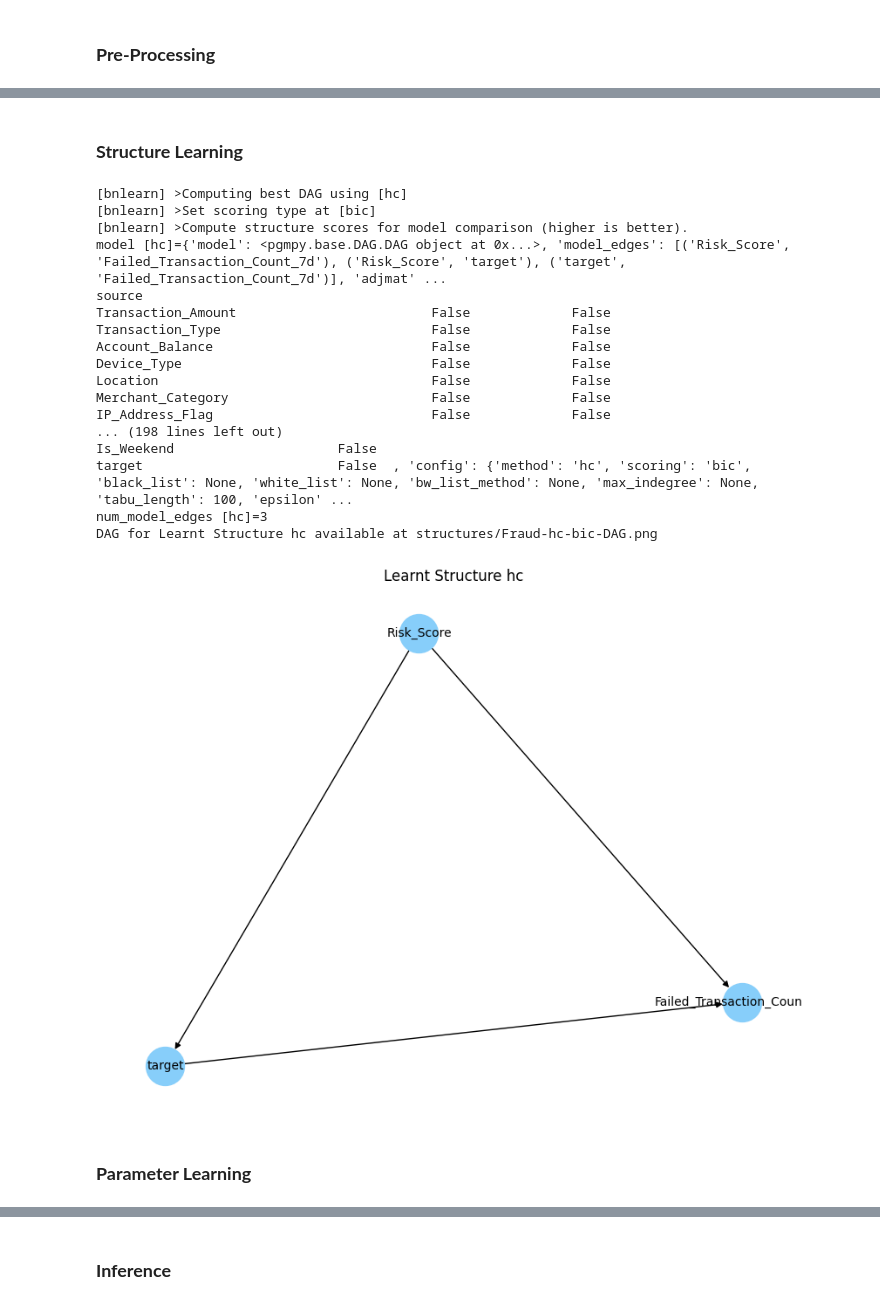
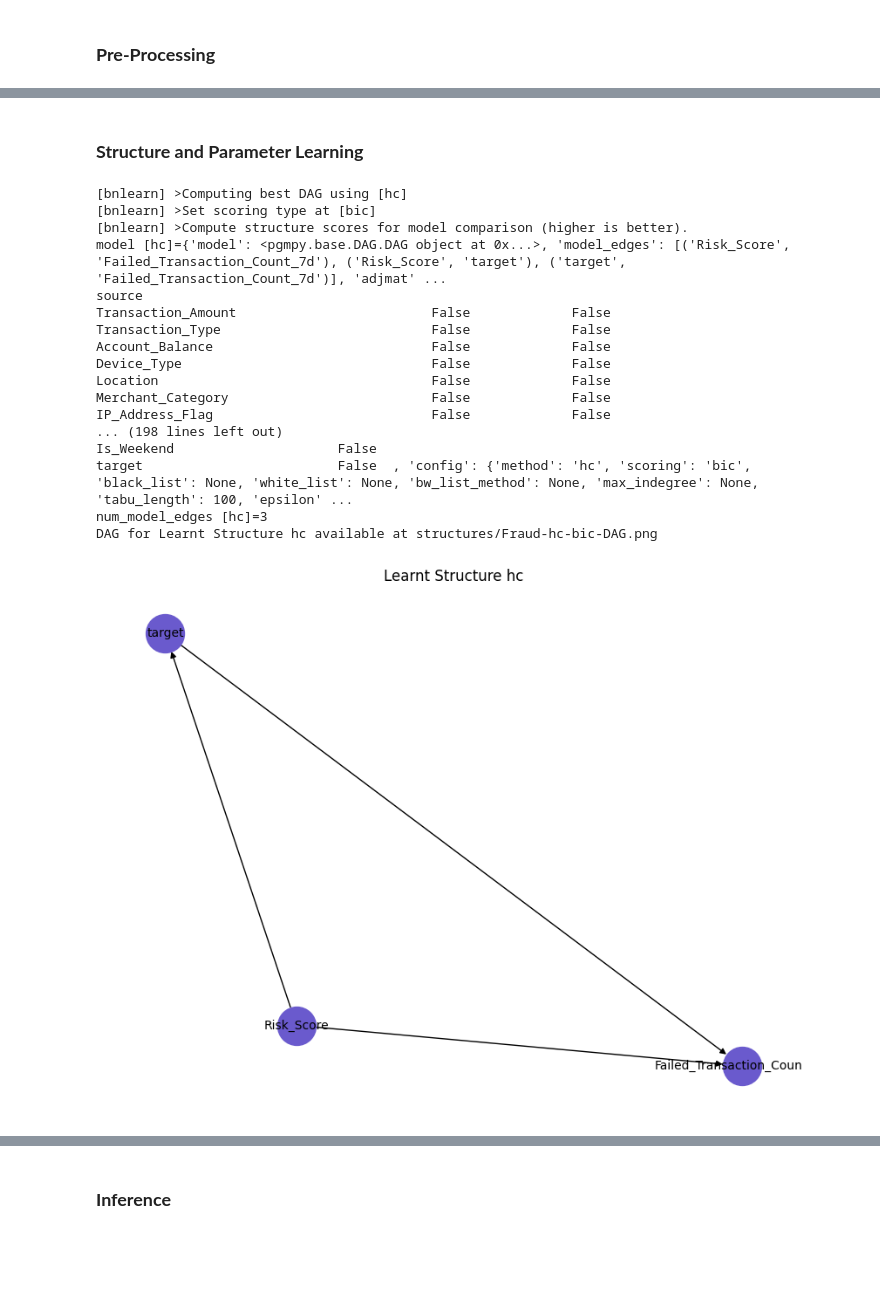
Before and after one commit to Angie-Zauner/AAI, a Jupyter notebook: main.ipynb, the cells around one changed output, grey strips where cells are left out. Cells and saved outputs as stored; diff of their text form; code cells hidden in the pictures; blank space fills up the shorter version.

```diff
--- a/main.ipynb
+++ b/main.ipynb
@@ -588,25 +659,31 @@ plot_distributions(train_dheart, train_dheart.columns, color='slategrey')
 # %% [markdown]
-### **Structure Learning**
+### **Structure and Parameter Learning**
 # %%
-fraud_structure = structure_learning(train_dfraud, "hc", "bic", 2000000, dataset_name="Fraud") #ADD COLOR
+fraud_start = time.time()
+
+# Learn Structure
+fraud_structure = structure_learning(train_dfraud, "hc", "bic", 2000000, dataset_name="Fraud", color = "slateblue")
+
+# Learn parameters
+param_fraud_structure = bn.parameter_learning.fit(fraud_structure, train_dfraud)
+
+fraud_train_time = time.time() - fraud_start
 # %% [output]
 [bnlearn] >Computing best DAG using [hc]
 [bnlearn] >Set scoring type at [bic]
 [bnlearn] >Compute structure scores for model comparison (higher is better).
 model [hc]={'model': <pgmpy.base.DAG.DAG object at 0x...>, 'model_edges': [('Risk_Score', 'Failed_Transaction_Count_7d'), ('Risk_Score', 'target'), ('target', 'Failed_Transaction_Count_7d')], 'adjmat' ...
 source
 Transaction_Amount                         False             False
 Transaction_Type                           False             False
 Account_Balance                            False             False
 Device_Type                                False             False
 Location                                   False             False
 Merchant_Category                          False             False
 IP_Address_Flag                            False             False
 ... (198 lines left out)
 Is_Weekend                     False
 target                         False  , 'config': {'method': 'hc', 'scoring': 'bic', 'black_list': None, 'white_list': None, 'bw_list_method': None, 'max_indegree': None, 'tabu_length': 100, 'epsilon' ...
 num_model_edges [hc]=3
 DAG for Learnt Structure hc available at structures/Fraud-hc-bic-DAG.png
-[figure, old version]
+[figure, new version]
-# %% [markdown]
-### **Parameter Learning**
```
Also changed, not shown: parts of 11 cells of this notebook, 2 other files.
